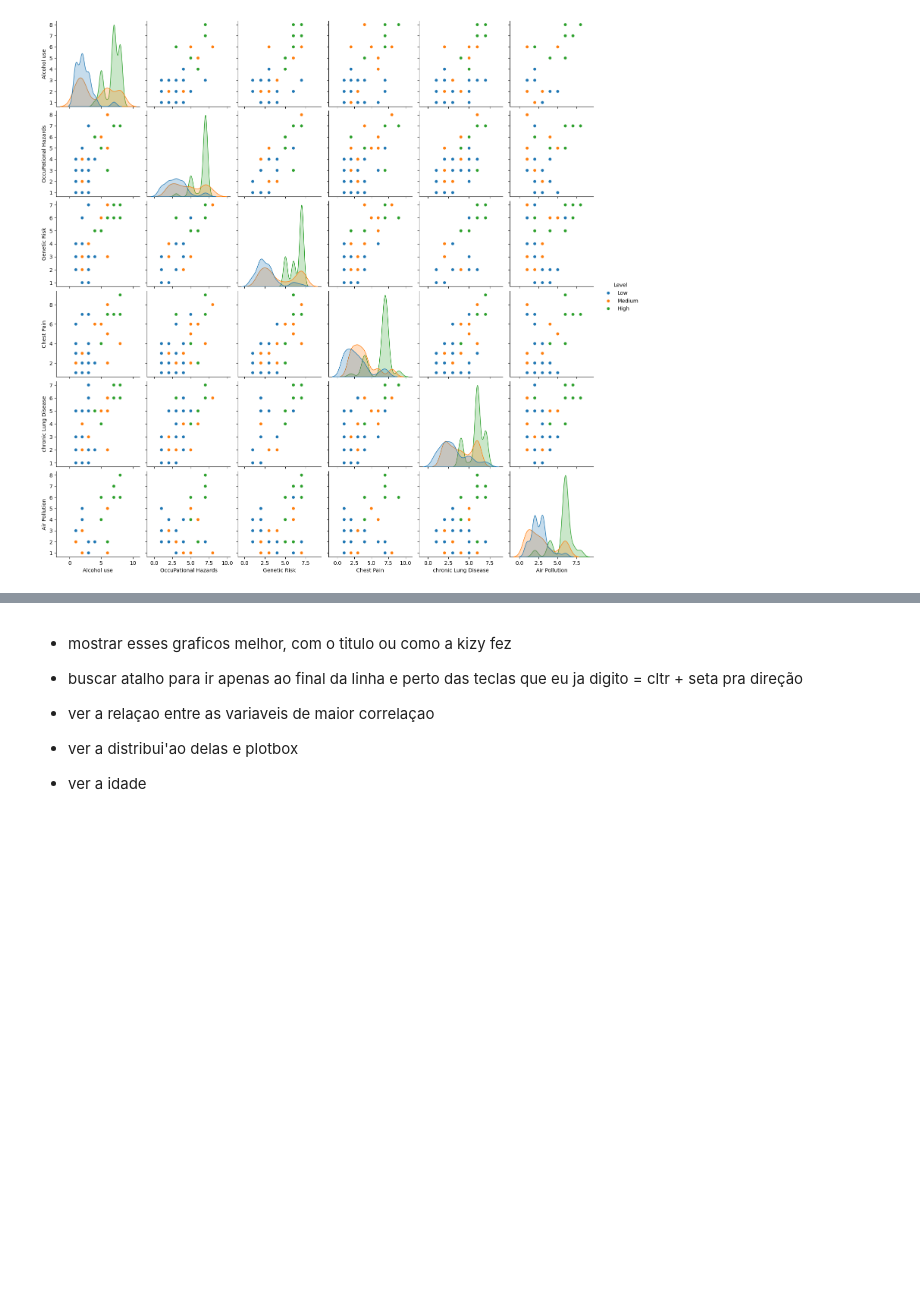
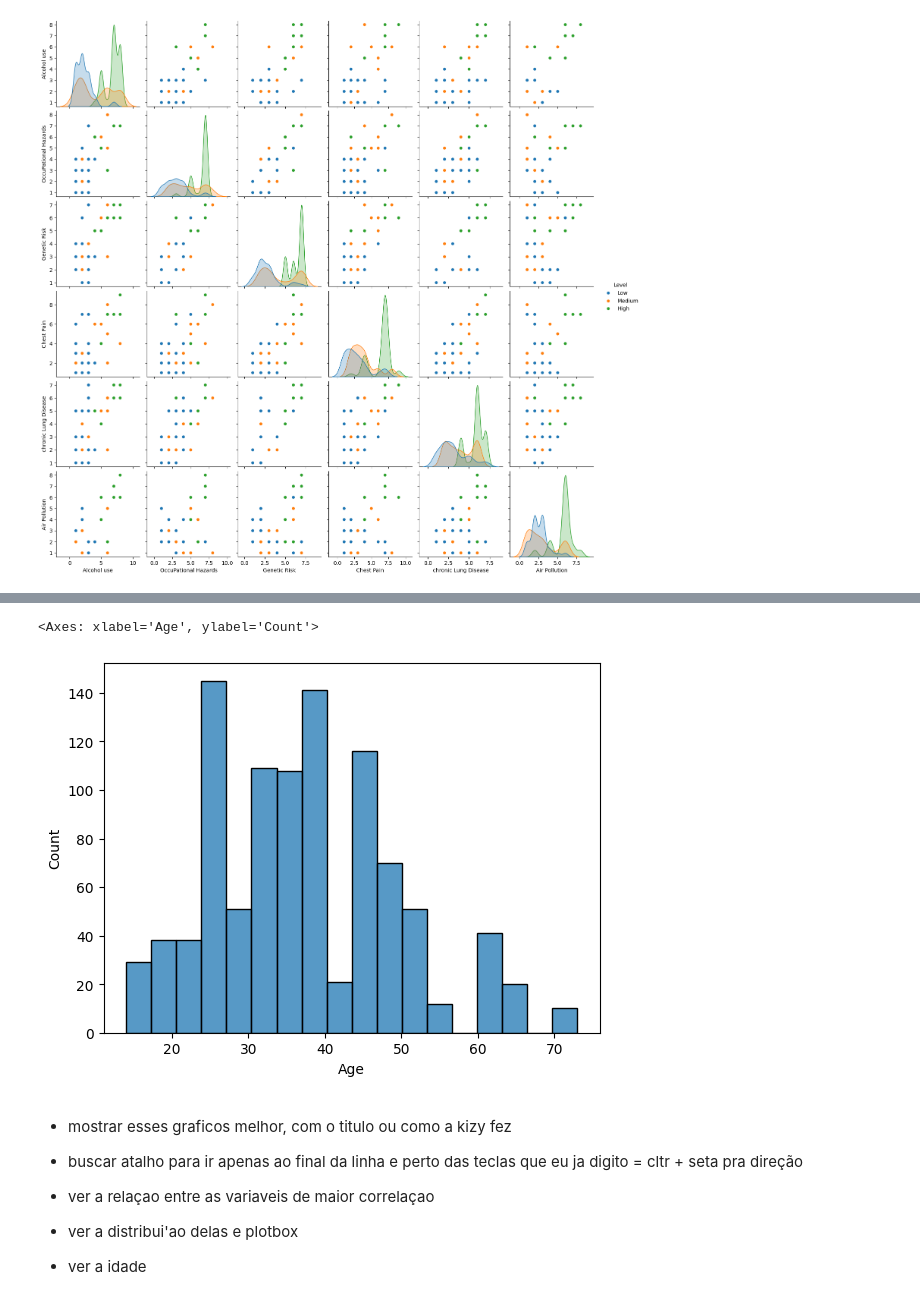
Before and after one commit to Danie110001001109192912/Cancer_prediction, a Jupyter notebook: lung_cancer_prediction.ipynb, the cells around one changed output, grey strips where cells are left out. Saved outputs shown, nothing was run; the diff lists cells and outputs as text; code cells hidden in the pictures; blank space fills up the shorter version.

```diff
--- a/lung_cancer_prediction.ipynb
+++ b/lung_cancer_prediction.ipynb
@@ -114,3 +140,8 @@ plt.show()
+# %%
+sns.histplot(pasc['Age'])
+# %% [output]
+<Axes: xlabel='Age', ylabel='Count'>
+[figure, added]
 # %% [markdown]
 
 * mostrar esses graficos melhor, com o titulo ou como a kizy fez
```
Also changed, not shown: parts of 3 cells of this notebook.
